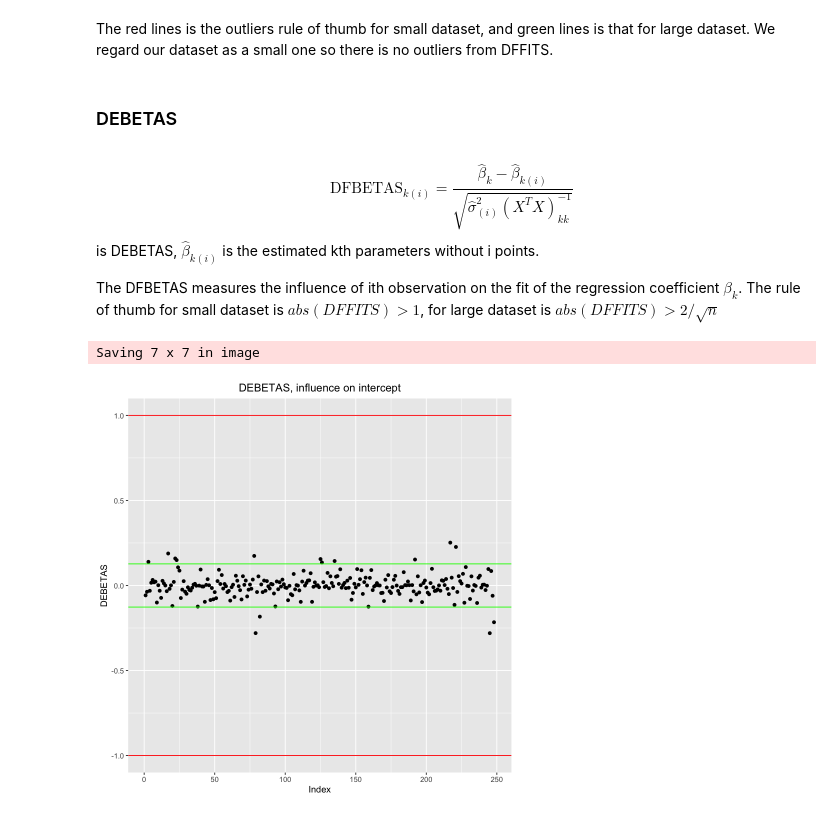
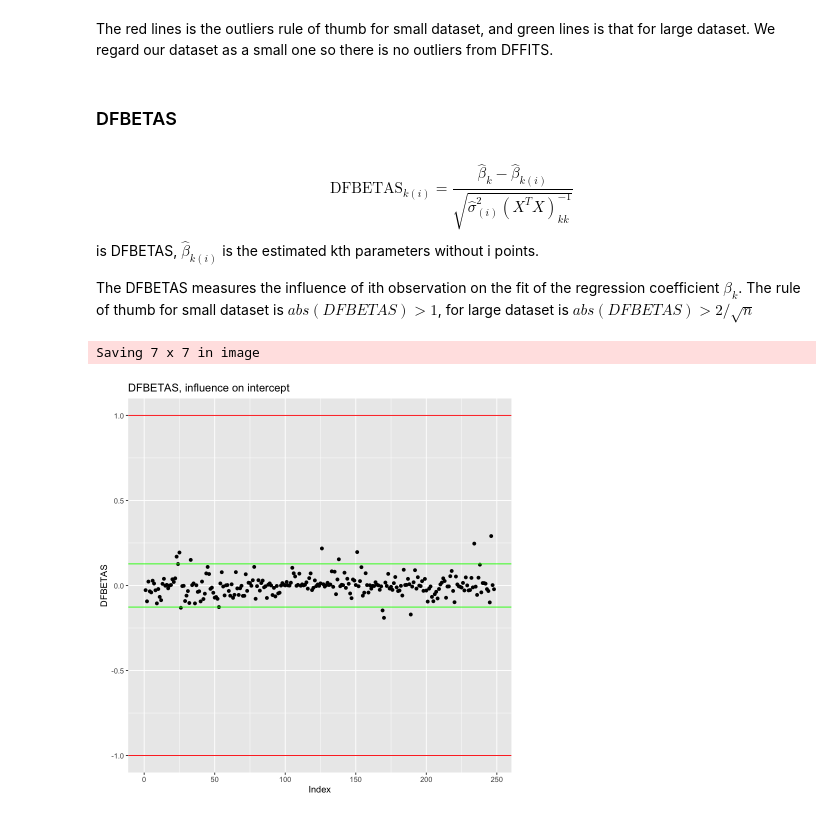
Before and after one commit to heitinamoranika/Module_2, a Jupyter notebook: Code/Module_2.ipynb, the cells around one changed output. Cells and saved outputs as stored; diff of their text form; code cells hidden in the pictures.

```diff
--- a/Code/Module_2.ipynb
+++ b/Code/Module_2.ipynb
@@ -660,6 +791,6 @@ Input our CleanData, and we will not use DENSITY in our following steps
 # %%
-CleanData = read.csv("Data/CleanData.csv",sep=",")
-head(CleanData)
+RawCleanData = read.csv("Data/CleanData.csv",sep=",")
+head(RawCleanData)
 # %% [output]
 A data.frame: 6 × 17
 |  | IDNO | BODYFAT | DENSITY | AGE | WEIGHT | HEIGHT | ADIPOSITY | NECK | CHEST | ABDOMEN | HIP | ... |
@@ -673,6 +806,6 @@ A data.frame: 6 × 17
 # %%
-WholeCleanData=CleanData
-CleanData=CleanData[,-c(1,3)]
+WholeCleanData=RawCleanData
+CleanData=RawCleanData[,-c(1,3)]
 n=dim(CleanData)[1]
 head(CleanData)
 dim(CleanData)
@@ -1382,7 +1616,7 @@ F-statistic: 293.1 on 2 and 245 DF,  p-value: < 2.2e-16
 # %% [markdown]
 The units of variables are different, but we still want to keep the initial unit, the coefficient can fix the unit problem
 # %%
-FinalModel=lm(BODYFAT ~ ABDOMEN + WEIGHT + WRIST,data=CleanData)
+FinalModel=lm(BODYFAT ~ ABDOMEN + WEIGHT,        data=CleanData)
 summary(FinalModel)
 par(mfrow=c(2,2))
 plot(FinalModel)
@@ -1613,33 +1837,31 @@ Saving 7 x 7 in image
 # %% [markdown]
 The red lines is the outliers rule of thumb for small dataset, and green lines is that for large dataset. We regard our dataset as a small one so there is no outliers from DFFITS.
 # %% [markdown]
-### DEBETAS
+### DFBETAS
 # %% [markdown]
-$$\text{DFBETAS}_{k(i)}=\frac{\hat{\beta}_k-\hat{\beta}_{k(i)}}{\sqrt{\hat{\sigma}^2_{(i)}(X^T X)^{-1}_{kk}}}$$ is DEBETAS, $\hat{\beta}_{k(i)}$ is the estimated kth parameters without i points.
+$$\text{DFBETAS}_{k(i)}=\frac{\hat{\beta}_k-\hat{\beta}_{k(i)}}{\sqrt{\hat{\sigma}^2_{(i)}(X^T X)^{-1}_{kk}}}$$ is DFBETAS, $\hat{\beta}_{k(i)}$ is the estimated kth parameters without i points.
 
-The DFBETAS measures the influence of ith observation on the fit of the regression coefficient $\beta_k$. The rule of thumb for small dataset is $abs(DFFITS)>1$, for large dataset is $abs(DFFITS)>2/\sqrt{n}$
+The DFBETAS measures the influence of ith observation on the fit of the regression coefficient $\beta_k$. The rule of thumb for small dataset is $abs(DFBETAS)>1$, for large dataset is $abs(DFBETAS)>2/\sqrt{n}$
 # %%
 p=dim(model.matrix(FinalModel))[2]
 n=dim(model.matrix(FinalModel))[1]
-DEBETAS=dfbetas(FinalModel)
-outliers=which(abs(DEBETAS)>1)
+DFBETAS=dfbetas(FinalModel)
+outliers=which(abs(DFBETAS)>1)
 g=ggplot()+
-geom_point(aes(x=1:n, y=DEBETAS[,1]))+
-geom_text(aes(x=outliers,y=DEBETAS[outliers],
-                label=outliers),size = 4,hjust = 1.5)+
+geom_point(aes(x=1:n, y=DFBETAS[,1]))+
+geom_text(aes(x=outliers,y=DFBETAS[outliers],label=outliers),size = 5,hjust = 1.5)+
 xlab("Index")+
-ylab("DEBETAS")+
-ggtitle("DEBETAS, influence on intercept")+
-theme(plot.title = element_text(hjust = 0.5))+
+ylab("DFBETAS")+
+ggtitle("DFBETAS, influence on intercept")+
 geom_hline(yintercept =1,color="red")+
 geom_hline(yintercept =-1,color="red")+
 geom_hline(yintercept =2/sqrt(n),color="green")+
 geom_hline(yintercept =-2/sqrt(n),color="green")
-ggsave("Image/Final_Model_DEBETAS_influence_on_intercept.jpeg",g)
+ggsave("Image/Final_Model_DFBETAS_influence_on_intercept.jpeg",g)
 g
 # %% [output]
 Saving 7 x 7 in image
-[figure, old version]
+[figure, new version]
 # %%
 p=dim(model.matrix(FinalModel))[2]
 n=dim(model.matrix(FinalModel))[1]
```
Also changed, not shown: parts of 72 cells of this notebook, 31 other files.
